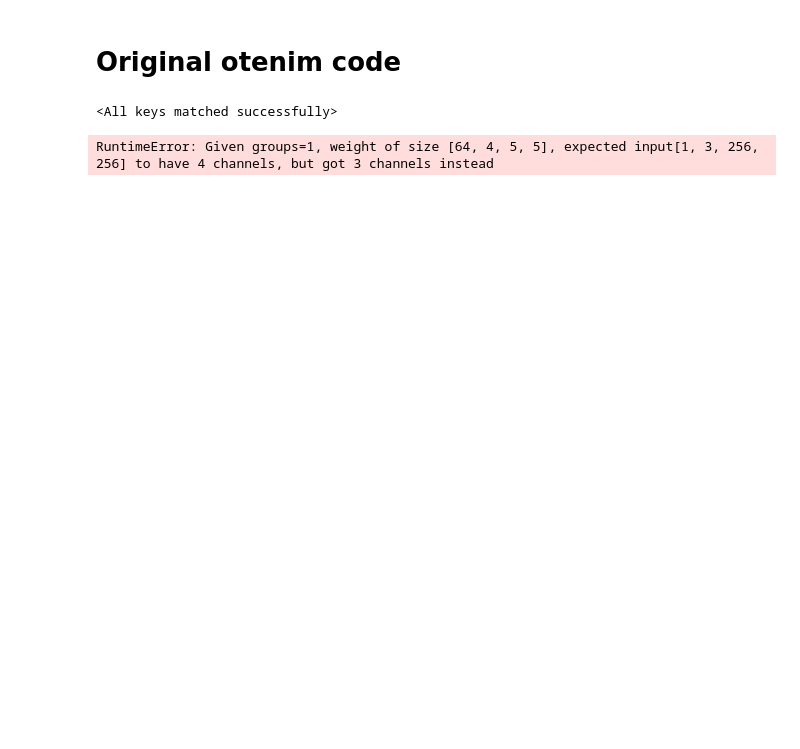
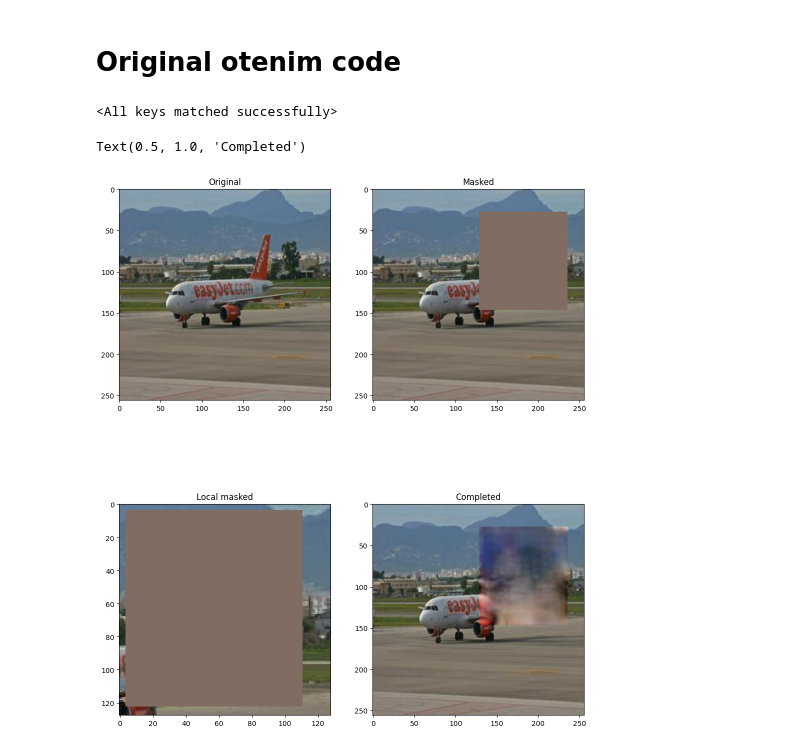
Before and after one commit to poloincognito/glcic, a Jupyter notebook: notebooks/6_weights_scrapping.ipynb, the cells around one changed output. Drawn from its saved outputs; the diff is of its cells as text; code cells hidden in the pictures; blank space fills up the shorter version.

```diff
--- a/notebooks/6_weights_scrapping.ipynb
+++ b/notebooks/6_weights_scrapping.ipynb
@@ -215,26 +164,27 @@ mask = em[0][None,None,:,:].repeat(1,3,1,1)
 x_mask = x - x * mask + mpv * mask
 # %%
 # complete
-output = model(x_mask).detach()
-x_completed = torch.where(_em[0], x[0], output[0])
+output = model(torch.cat((x_mask,em[0][None,None,:,:]),dim=1)).detach()
+x_completed = torch.where(_em[0], output[0], x[0])
-# %% [output]
-RuntimeError: Given groups=1, weight of size [64, 4, 5, 5], expected input[1, 3, 256, 256] to have 4 channels, but got 3 channels instead
 # %%
 fig, axes = plt.subplots(2,2, figsize=(12,15))
 
 # display the original image
 axes[0][0].imshow(x[0].permute(1,2,0))
 axes[0][0].set_title('Original')
 
 # display the masked image
 axes[0][1].imshow(x_mask[0].permute(1,2,0))
 axes[0][1].set_title('Masked')
 
 # display the local masked image
 h,h2,w,w2 = lm[0]
 axes[1][0].imshow(x_mask[0][:,h:h2,w:w2].permute(1,2,0))
 axes[1][0].set_title('Local masked')
 
 # display the completed image
-axes[1][1].imshow(x_completed[0].permute(1,2,0))
+axes[1][1].imshow(x_completed.permute(1,2,0))
 axes[1][1].set_title('Completed')
+# %% [output]
+Text(0.5, 1.0, 'Completed')
+[figure, added]
```
Also changed, not shown: parts of 13 cells of this notebook.
